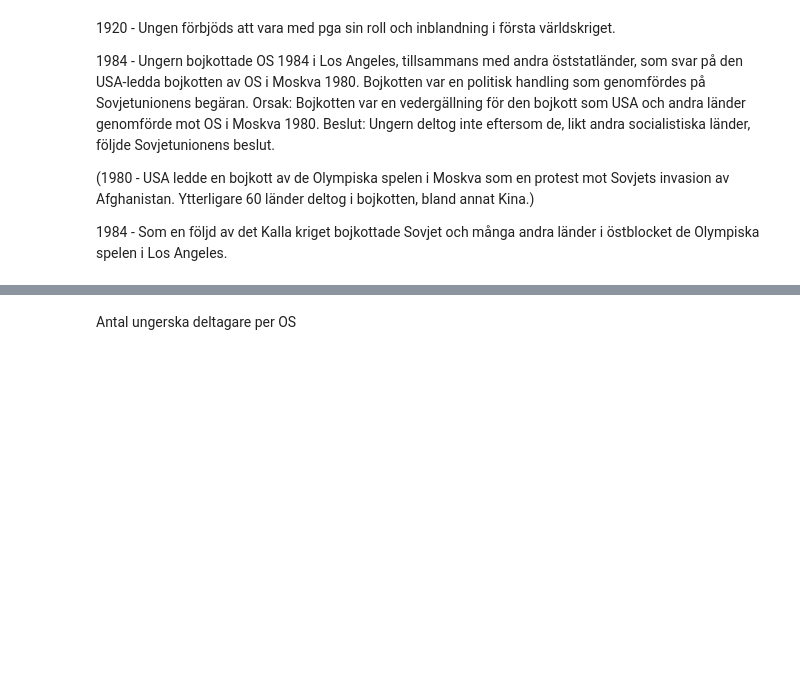
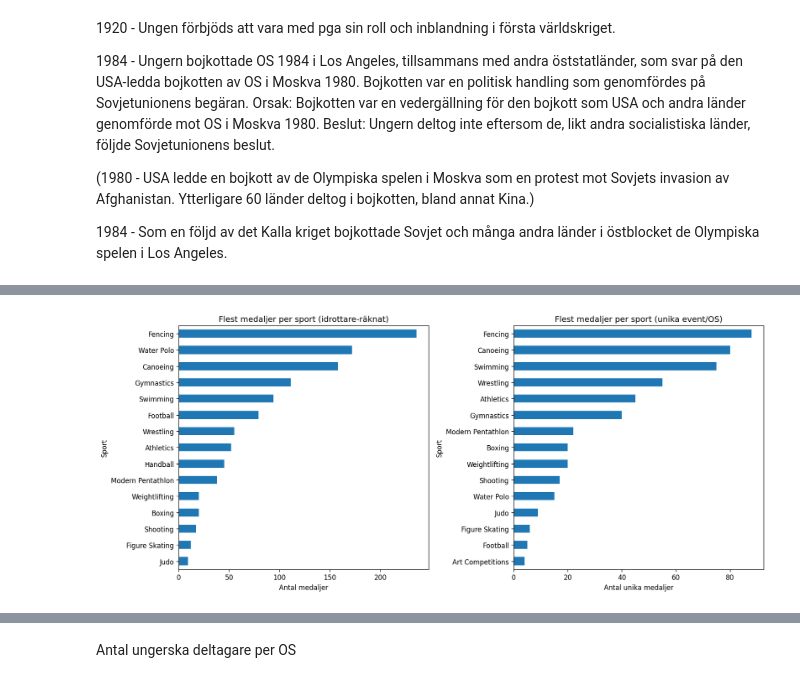
Before and after one commit to F-Degerman/Projekt_OS_Ungern, a Jupyter notebook: Egna_anteckningar/Fanny.ipynb, the cells around one changed output, grey strips where cells are left out. Drawn from its saved outputs; the diff is of its cells as text; code cells hidden in the pictures; blank space fills up the shorter version.

```diff
--- a/Egna_anteckningar/Fanny.ipynb
+++ b/Egna_anteckningar/Fanny.ipynb
@@ -25,0 +133,27 @@ sweden = data[data["region"] == "Sweden"]
+# %%
+# --- A) Idrottare-räknat (kan dubbelräkna lag) ---
+medals_by_sport_athlete = (
+    hun_medals.groupby("Sport")["Medal"].count().sort_values(ascending=False)
+)
+
+# --- B) Unika medaljer (per event/OS) ---
+medals_by_sport_unique = (
+    hun_unique_medals.groupby("Sport")["Medal"].count().sort_values(ascending=False)
+)
+
+# Plotta båda för att se skillnaden
+fig, axes = plt.subplots(1, 2, figsize=(14, 6), sharey=False)
+medals_by_sport_athlete.head(15).plot(kind="barh", ax=axes[0])
+axes[0].invert_yaxis()
+axes[0].set_title("Flest medaljer per sport (idrottare-räknat)")
+axes[0].set_xlabel("Antal medaljer")
+
+medals_by_sport_unique.head(15).plot(kind="barh", ax=axes[1])
+axes[1].invert_yaxis()
+axes[1].set_title("Flest medaljer per sport (unika event/OS)")
+axes[1].set_xlabel("Antal unika medaljer")
+
+plt.tight_layout()
+plt.show()
+# %% [output]
+[figure, added]
```
Also changed, not shown: parts of 17 cells of this notebook, 1 other file.
